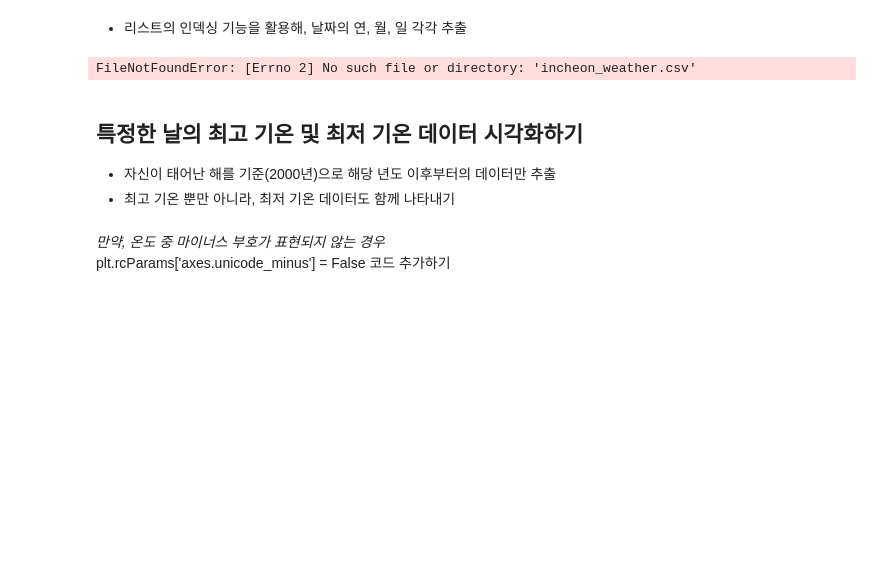
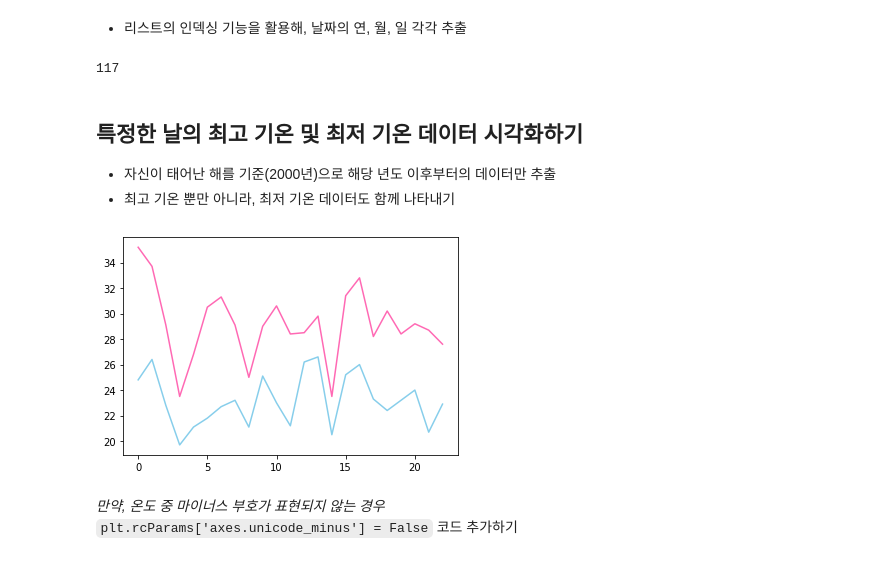
Before and after one commit to Hyeeein/TIL, a Jupyter notebook: Intelligence Information System/04_데이터 시각화 기초.ipynb, the cells around one changed output. Cells and saved outputs as stored; diff of their text form; code cells hidden in the pictures; blank space fills up the shorter version.

```diff
--- a/Intelligence Information System/04_데이터 시각화 기초.ipynb
+++ b/Intelligence Information System/04_데이터 시각화 기초.ipynb
@@ -91,7 +91,7 @@ Q. In[num]이 아니라 In[*]인 경우?
 
 import csv
 
-f = open('inchecon_weather.csv', 'r')
+f = open('incheon_weather.csv', 'r')
 data = csv.reader(f)
 next(data)
 result = []     # 최고 기온 데이터를 저장할 빈 리스트 생성
@@ -138,14 +136,14 @@ for row in data:
     # 최고 기온 데이터 값이 존재한다면
     if row[-1] != '':
         # 9월 13일에 해당한다면
-        if row[0].split('-')[1] == '09' and row[0].split('-')[2] == 13:
+        if row[0].split('-')[1] == '09' and row[0].split('-')[2] == '13':
             # result 리스트에 최고 기온 값 추가
             result.append(float(row[-1]))
 
 f.close()
 print(len(result))
 # %% [output]
-FileNotFoundError: [Errno 2] No such file or directory: 'incheon_weather.csv'
+117
 # %% [markdown]
 ## 특정한 날의 최고 기온 및 최저 기온 데이터 시각화하기
 
@@ -154,35 +152,37 @@ FileNotFoundError: [Errno 2] No such file or directory: 'incheon_weather.csv'
 # %%
 # 2000년 8월 18일부터 현재까지 매년 8월 18일의 데이터 추출 및 시각화
 
 import csv
 import matplotlib.pyplot as plt
 
 f = open('incheon_weather.csv', 'r')
 data = csv.reader(f)
 next(data)
 high = []       # 최고 기온 데이터를 저장할 빈 리스트 high 생성
 low = []        # 최저 기온 데이터를 저장할 빈 리스트 low 생성
 
 for row in data:
 
     # 최고 기온과 최저 기온 데이터 값이 존재한다면
     if row[-1] != '' and row[-2] != '':
 
         # 출생년도 이후 데이터 비교
-        if int(row[0].splot('-')[0]) >= 2000:
+        if int(row[0].split('-')[0]) >= 2000:
             # 8월 18일에 해당한다면
             if row[0].split('-')[1] == '08' and row[0].split('-')[2] == '18':
                 high.append(float(row[-1]))     # high 리스트에 최고 기온 값 추가
                 low.append(float(row[-2]))      # low 리스트에 최저 기온 값 추가
 
 f.close()
 
 plt.plot(high, color='hotpink')     # high 리스트에 저장된 값을 hotpink 색 그래프로 그리기
 plt.plot(low, color='skyblue')      # low 리스트에 저장된 값을 skyblue 색 그래프로 그리기
 plt.show()                          # 그래프 나타내기
+# %% [output]
+[figure, added]
 # %% [markdown]
 *만약, 온도 중 마이너스 부호가 표현되지 않는 경우*<br>
-plt.rcParams['axes.unicode_minus'] = False 코드 추가하기
+`plt.rcParams['axes.unicode_minus'] = False` 코드 추가하기
 # %%
 # 2000년 8월 18일부터 현재까지 매년 8월 18일의 데이터 추출 및 시각화
 
```
Also changed, not shown: parts of 4 cells of this notebook, 2 other files.
